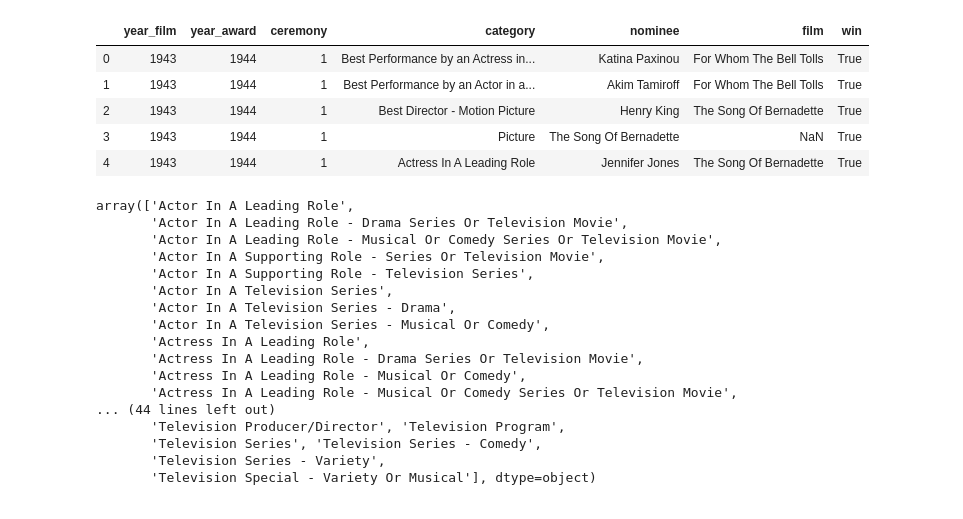
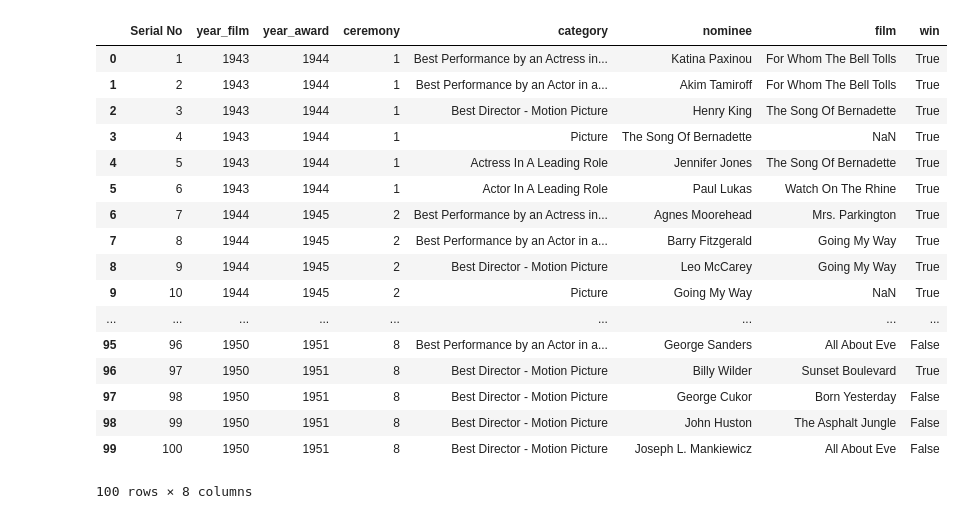
Before and after one commit to kanskris/ETL-Project, a Jupyter notebook: ETL Project Jupyter notebook.ipynb, the cells around one changed output. Cells and saved outputs as stored; diff of their text form; code cells hidden in the pictures.

```diff
--- a/ETL Project Jupyter notebook.ipynb
+++ b/ETL Project Jupyter notebook.ipynb
@@ -15,35 +16,30 @@ netflix_df.head()
 # %%
 golden_file = "golden_globe_awards.csv"
 golden_df = pd.read_csv(golden_file)
 golden_df.head()
+
+new_series=pd.Series([])
+for i in range(len(golden_df)):
+    new_series[i]=i+1
+
+golden_df.insert(0,"Serial No",new_series)
+golden_df.head(100)
 # %% [output]
-|  | year_film | year_award | ceremony | category | nominee | film | win |
-| 0 | 1943 | 1944 | 1 | Best Performance by an Actress in... | Katina Paxinou | For Whom The Bell Tolls | True |
-| 1 | 1943 | 1944 | 1 | Best Performance by an Actor in a... | Akim Tamiroff | For Whom The Bell Tolls | True |
-| 2 | 1943 | 1944 | 1 | Best Director - Motion Picture | Henry King | The Song Of Bernadette | True |
-| 3 | 1943 | 1944 | 1 | Picture | The Song Of Bernadette | NaN | True |
-| 4 | 1943 | 1944 | 1 | Actress In A Leading Role | Jennifer Jones | The Song Of Bernadette | True |
+|  | Serial No | year_film | year_award | ceremony | category | nominee | film | win |
+| 0 | 1 | 1943 | 1944 | 1 | Best Performance by an Actress in... | Katina Paxinou | For Whom The Bell Tolls | True |
+| 1 | 2 | 1943 | 1944 | 1 | Best Performance by an Actor in a... | Akim Tamiroff | For Whom The Bell Tolls | True |
+| 2 | 3 | 1943 | 1944 | 1 | Best Director - Motion Picture | Henry King | The Song Of Bernadette | True |
+| 3 | 4 | 1943 | 1944 | 1 | Picture | The Song Of Bernadette | NaN | True |
+| 4 | 5 | 1943 | 1944 | 1 | Actress In A Leading Role | Jennifer Jones | The Song Of Bernadette | True |
+| 5 | 6 | 1943 | 1944 | 1 | Actor In A Leading Role | Paul Lukas | Watch On The Rhine | True |
+| 6 | 7 | 1944 | 1945 | 2 | Best Performance by an Actress in... | Agnes Moorehead | Mrs. Parkington | True |
+| 7 | 8 | 1944 | 1945 | 2 | Best Performance by an Actor in a... | Barry Fitzgerald | Going My Way | True |
+| 8 | 9 | 1944 | 1945 | 2 | Best Director - Motion Picture | Leo McCarey | Going My Way | True |
+| 9 | 10 | 1944 | 1945 | 2 | Picture | Going My Way | NaN | True |
+| ... | ... | ... | ... | ... | ... | ... | ... | ... |
+| 95 | 96 | 1950 | 1951 | 8 | Best Performance by an Actor in a... | George Sanders | All About Eve | False |
+| 96 | 97 | 1950 | 1951 | 8 | Best Director - Motion Picture | Billy Wilder | Sunset Boulevard | True |
+| 97 | 98 | 1950 | 1951 | 8 | Best Director - Motion Picture | George Cukor | Born Yesterday | False |
+| 98 | 99 | 1950 | 1951 | 8 | Best Director - Motion Picture | John Huston | The Asphalt Jungle | False |
+| 99 | 100 | 1950 | 1951 | 8 | Best Director - Motion Picture | Joseph L. Mankiewicz | All About Eve | False |
+100 rows × 8 columns
-# %%
-a = golden_df.category.unique()
-a.sort()
-a
-#print sorted(a)
-#indexnames = golden_df[golden_df['category']!="Picture" or golden_df['category']!="Picture"]
-# %% [output]
-array(['Actor In A Leading Role',
-       'Actor In A Leading Role - Drama Series Or Television Movie',
-       'Actor In A Leading Role - Musical Or Comedy Series Or Television Movie',
-       'Actor In A Supporting Role - Series Or Television Movie',
-       'Actor In A Supporting Role - Television Series',
-       'Actor In A Television Series',
-       'Actor In A Television Series - Drama',
-       'Actor In A Television Series - Musical Or Comedy',
-       'Actress In A Leading Role',
-       'Actress In A Leading Role - Drama Series Or Television Movie',
-       'Actress In A Leading Role - Musical Or Comedy',
-       'Actress In A Leading Role - Musical Or Comedy Series Or Television Movie',
-... (44 lines left out)
-       'Television Producer/Director', 'Television Program',
-       'Television Series', 'Television Series - Comedy',
-       'Television Series - Variety',
-       'Television Special - Variety Or Musical'], dtype=object)
```
Also changed, not shown: parts of 2 cells of this notebook.
